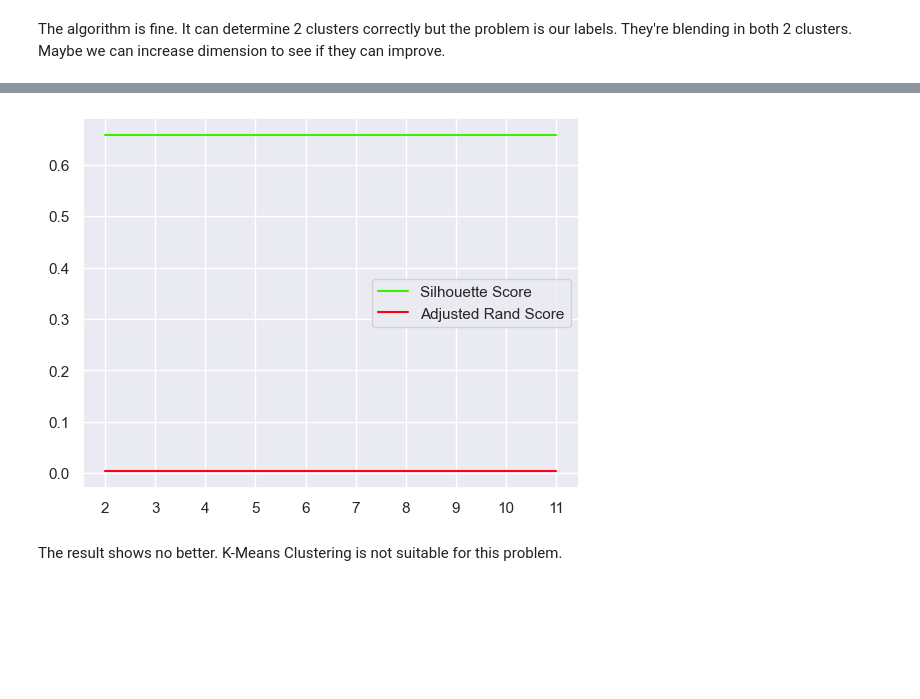
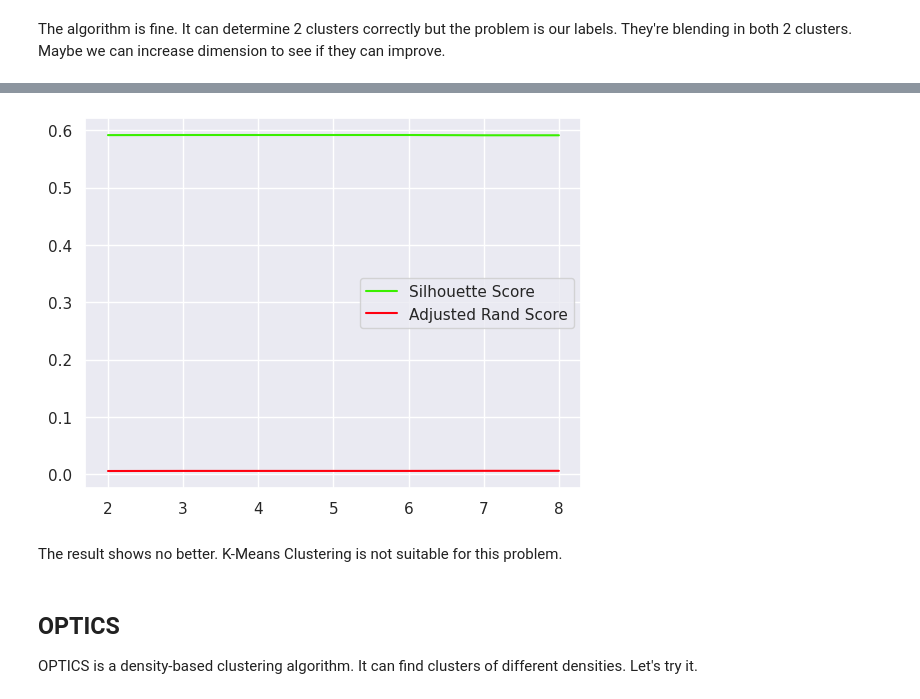
Before and after one commit to DataScienceHCMUS/Analysis, a Jupyter notebook: notebooks/Spotify Song Attributes.ipynb, the cells around one changed output, grey strips where cells are left out. Cells and saved outputs as stored; diff of their text form; code cells hidden in the pictures; blank space fills up the shorter version.

```diff
--- a/notebooks/Spotify Song Attributes.ipynb
+++ b/notebooks/Spotify Song Attributes.ipynb
@@ -489,7 +507,7 @@ df_preprocessed.head(5)
 # %% [markdown]
 Split data and labels
 # %%
-df_unlabeled_data = df_preprocessed.drop(columns=['target'])
+df_unlabeled_data = df_preprocessed.drop(columns=['target', 'mode', 'key', 'time_signature'])
 df_labels = df_preprocessed['target']
 # %% [markdown]
 Prepare to scale all columns to (0, 1) and reduce the dimensionality of the data before clustering.
@@ -574,7 +592,8 @@ score = {
 
 scaler_tuple = ('scaler', MinMaxScaler())
 
-for n_components in range(2, len(df_unlabeled_data.columns) + 1):
+max_dimension = len(df_unlabeled_data.columns)
+for n_components in range(2, max_dimension + 1):
     pca_tuple = ('pca', PCA(
         n_components=n_components, random_state=50
     ))
@@ -594,10 +624,14 @@ for n_components in range(2, len(df_unlabeled_data.columns) + 1):
 # %%
-plt.plot(range(2, len(df_unlabeled_data.columns) + 1), score['silhouette'], label='Silhouette Score')
-plt.plot(range(2, len(df_unlabeled_data.columns) + 1), score['adjusted_rand'], label='Adjusted Rand Score')
-plt.xticks(range(2, len(df_unlabeled_data.columns) + 1))
+plt.plot(range(2, max_dimension + 1), score['silhouette'], label='Silhouette Score')
+plt.plot(range(2, max_dimension + 1), score['adjusted_rand'], label='Adjusted Rand Score')
+plt.xticks(range(2, max_dimension + 1))
 plt.legend()
 plt.show()
 # %% [output]
-[figure, old version]
+[figure, new version]
 # %% [markdown]
 The result shows no better. K-Means Clustering is not suitable for this problem.
+# %% [markdown]
+## OPTICS
+
+OPTICS is a density-based clustering algorithm. It can find clusters of different densities. Let's try it.
```
Also changed, not shown: parts of 30 cells of this notebook, 2 other files.
